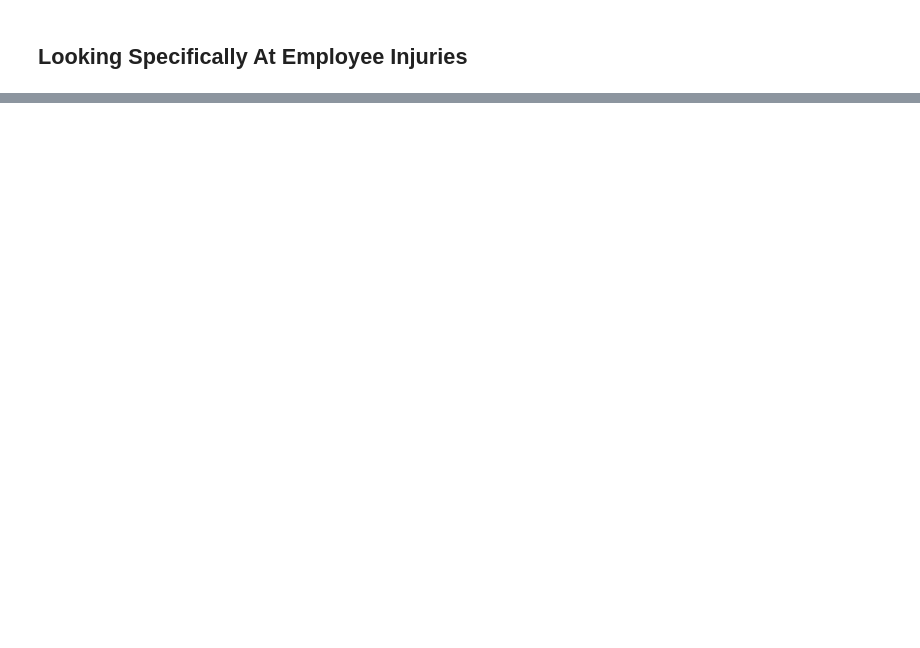
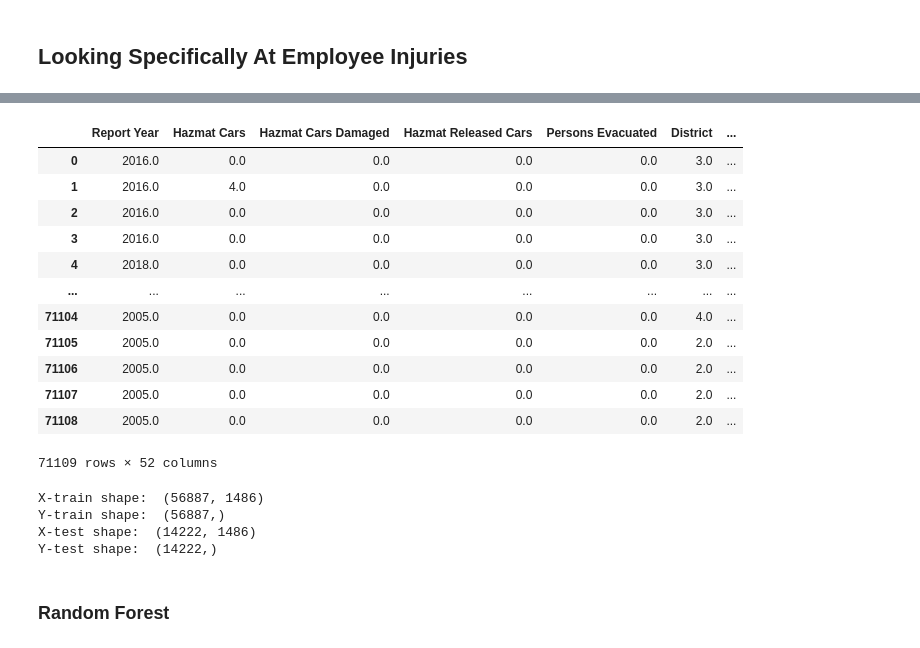
Before and after one commit to ndahlinuvm/Train-Derailment-287Project, a Jupyter notebook: modeling_injuries.ipynb, the cells around one changed output, grey strips where cells are left out. Cells and saved outputs as stored; diff of their text form; code cells hidden in the pictures; blank space fills up the shorter version.

Commit message:
Update modeling_injuries.ipynb
data processing for injuries complete, random forest running, need visualizations and tweaks to model

```diff
--- a/modeling_injuries.ipynb
+++ b/modeling_injuries.ipynb
@@ -215,0 +166,41 @@ num_features = num_features.drop(subset=['Accident Year',
+# %%
+#removing the year 2003 due to errors
+initial_dat.drop(initial_dat[initial_dat['Year'] == 2003].index, inplace = True)
+
+
+initial_dat.drop(initial_dat[initial_dat['Equipment Attended'] == '7'].index, inplace = True)
+initial_dat.drop(initial_dat[initial_dat['Equipment Attended'] == '0'].index, inplace = True)
+initial_dat[initial_dat['Equipment Attended']=='7']
+initial_dat['Equipment Attended'].value_counts()
+
+cat_features = initial_dat[initial_dat['Year']>1999].loc[:,
+        ['Reporting Railroad Name',
+        'Accident Type',
+        'Equipment Type',
+        'Equipment Attended',
+        'Method of Operation',
+        'Passengers Transported',
+        'Primary Accident Cause Code',
+        'Accident Cause Code']]
+
+num_features = df[df['Report Year']>1999].select_dtypes(include=['float64', 'int64'])
+num_features = num_features.drop(['Accident Year',
+                   'Accident Month',
+                   'Other Accident Year',
+                   'Other Accident Month',
+                   'Day',
+                   'Maintenance Accident Year',
+                   'Maintenance Accident Month',
+                   'Railroad Employees Killed',
+                   'Passengers Killed',
+                   'Passengers Injured',
+                   'Others Killed',
+                   'Others Injured',
+                   'Total Persons Killed',
+                   'Total Persons Injured',
+                   'Total Killed Form 54',
+                   'Total Injured Form 54'], axis=1)
+
+combined_dat = pd.concat([cat_features,num_features],axis=1)
+
+combined_dat.shape
@@ -215,0 +349,17 @@ num_features = num_features.drop(subset=['Accident Year',
+# %%
+num = pd.DataFrame(imputed, columns=imputer.feature_names_in_)
+num
+# %% [output]
+|  | Report Year | Hazmat Cars | Hazmat Cars Damaged | Hazmat Released Cars | Persons Evacuated | District | ... |
+| 0 | 2016.0 | 0.0 | 0.0 | 0.0 | 0.0 | 3.0 | ... |
+| 1 | 2016.0 | 4.0 | 0.0 | 0.0 | 0.0 | 3.0 | ... |
+| 2 | 2016.0 | 0.0 | 0.0 | 0.0 | 0.0 | 3.0 | ... |
+| 3 | 2016.0 | 0.0 | 0.0 | 0.0 | 0.0 | 3.0 | ... |
+| 4 | 2018.0 | 0.0 | 0.0 | 0.0 | 0.0 | 3.0 | ... |
+| ... | ... | ... | ... | ... | ... | ... | ... |
+| 71104 | 2005.0 | 0.0 | 0.0 | 0.0 | 0.0 | 4.0 | ... |
+| 71105 | 2005.0 | 0.0 | 0.0 | 0.0 | 0.0 | 2.0 | ... |
+| 71106 | 2005.0 | 0.0 | 0.0 | 0.0 | 0.0 | 2.0 | ... |
+| 71107 | 2005.0 | 0.0 | 0.0 | 0.0 | 0.0 | 2.0 | ... |
+| 71108 | 2005.0 | 0.0 | 0.0 | 0.0 | 0.0 | 2.0 | ... |
+71109 rows × 52 columns
@@ -215,0 +374,15 @@ num_features = num_features.drop(subset=['Accident Year',
+# %%
+from sklearn.model_selection import train_test_split
+xtrain, xtest, ytrain, ytest = train_test_split(X,y, test_size=.2)
+
+print("X-train shape: ", xtrain.shape)
+print("Y-train shape: ", ytrain.shape)
+print("X-test shape: ", xtest.shape)
+print("Y-test shape: ", ytest.shape)
+# %% [output]
+X-train shape:  (56887, 1486)
+Y-train shape:  (56887,)
+X-test shape:  (14222, 1486)
+Y-test shape:  (14222,)
+# %% [markdown]
+### Random Forest
```
Also changed, not shown: parts of 16 cells of this notebook.
